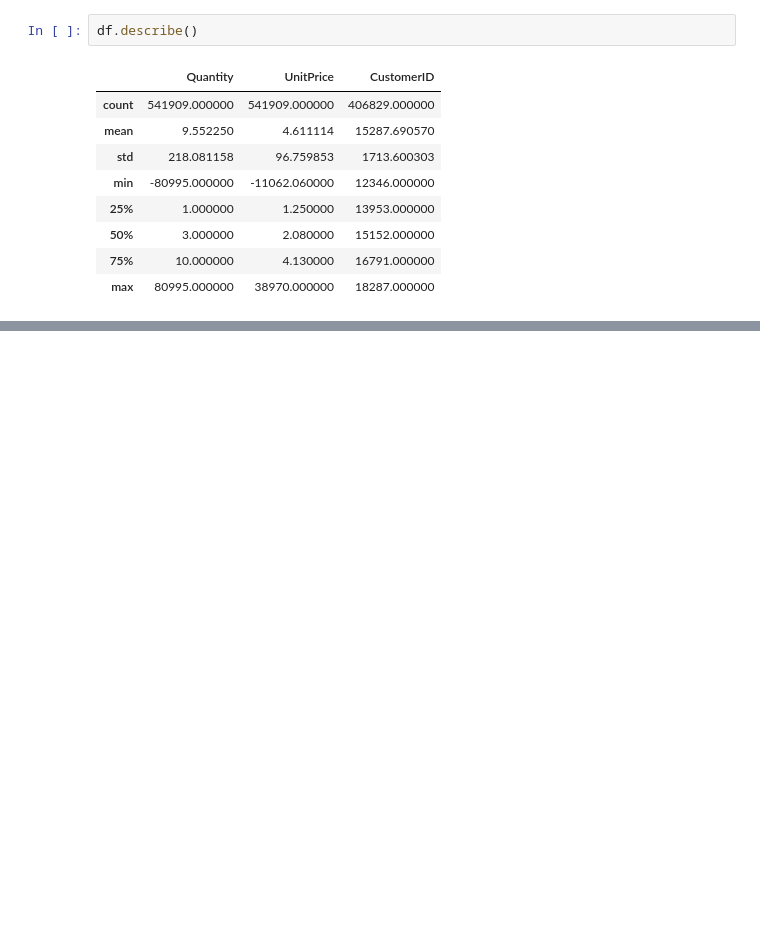
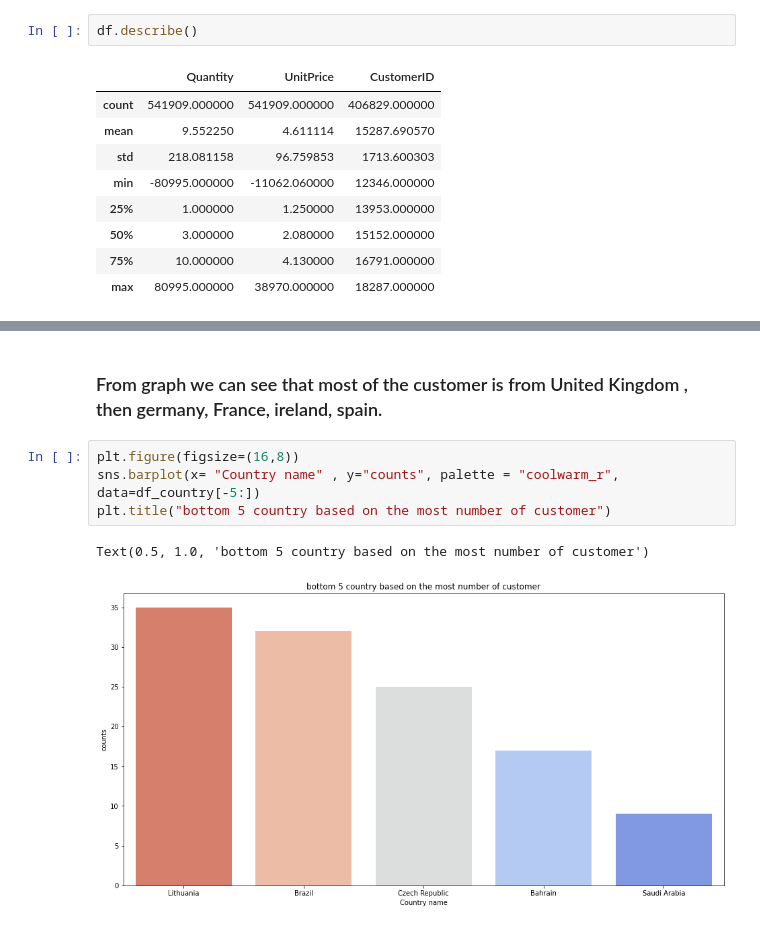
Before and after one commit to milanajudiya/Customer_Segmentation, a Jupyter notebook: Online_Retail_Customer_Segmentation.ipynb, the cells around one changed output, grey strips where cells are left out. Drawn from its saved outputs; the diff is of its cells as text; blank space fills up the shorter version.

```diff
--- a/Online_Retail_Customer_Segmentation.ipynb
+++ b/Online_Retail_Customer_Segmentation.ipynb
@@ -94,0 +230,9 @@ df["InvoiceNo"].str.contains("C").sum()
+# %% [markdown]
+### From graph we can see that most of the customer is from United Kingdom , then germany, France, ireland, spain.
+# %%
+plt.figure(figsize=(16,8))
+sns.barplot(x= "Country name" , y="counts", palette = "coolwarm_r", data=df_country[-5:])
+plt.title("bottom 5 country based on the most number of customer")
+# %% [output]
+Text(0.5, 1.0, 'bottom 5 country based on the most number of customer')
+[figure, added]
```
Also changed, not shown: parts of 50 cells of this notebook.
